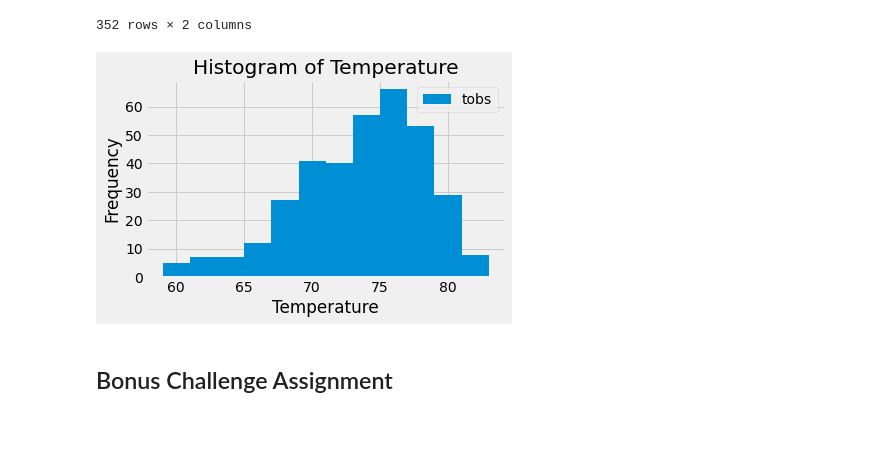
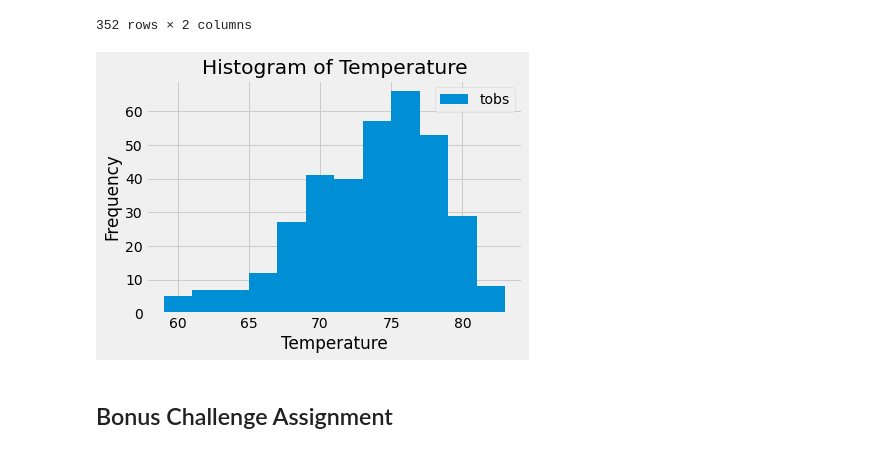
Before and after one commit to sabrinasaleh/sqlalchemy-challenge, a Jupyter notebook: climate_starter.ipynb, the cells around one changed output. Saved outputs shown, nothing was run; the diff lists cells and outputs as text; code cells hidden in the pictures.

```diff
--- a/climate_starter.ipynb
+++ b/climate_starter.ipynb
@@ -218,14 +219,14 @@ temp_obs_df
 # %%
 # plot the results as a histogram
 temp_obs_df.plot(kind="hist", bins=12)
 plt.title("Histogram of Temperature")
 plt.xlabel("Temperature")
 plt.ylabel("Frequency")
-plt.tight_layout()
-plt.savefig("Images/sabrina_temphist.png")
+# plt.tight_layout()
+# plt.savefig("Images/sabrina_station-histogram.png")
 plt.show()
 # %% [output]
-[figure, old version]
+[figure, new version]
 # %% [markdown]
 ## Bonus Challenge Assignment
 # %%
```
Also changed, not shown: parts of 4 cells of this notebook.
